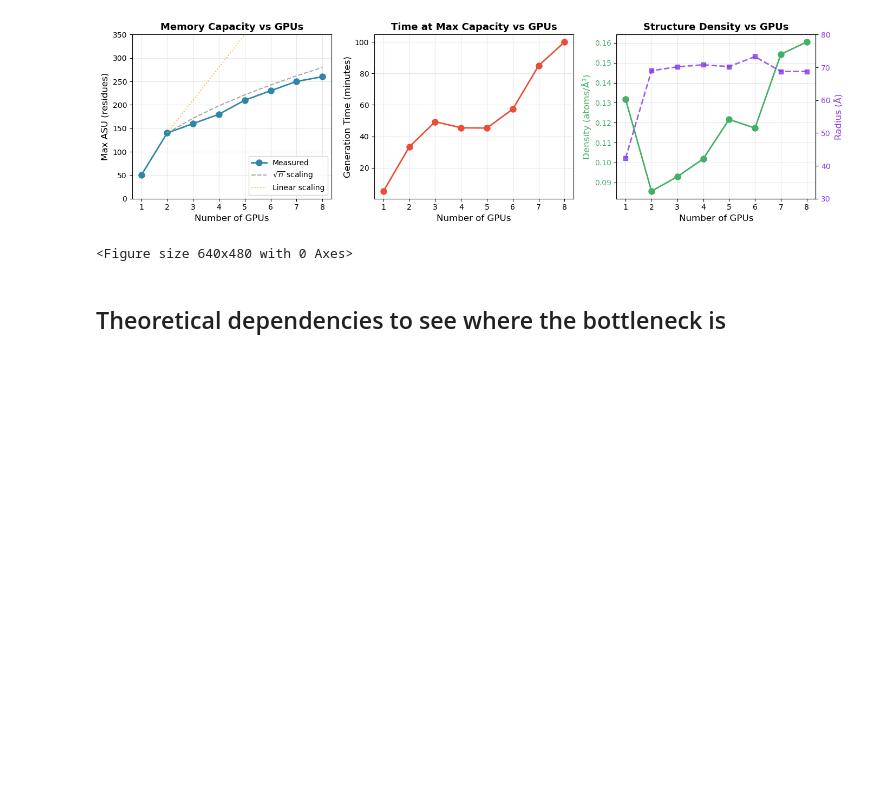
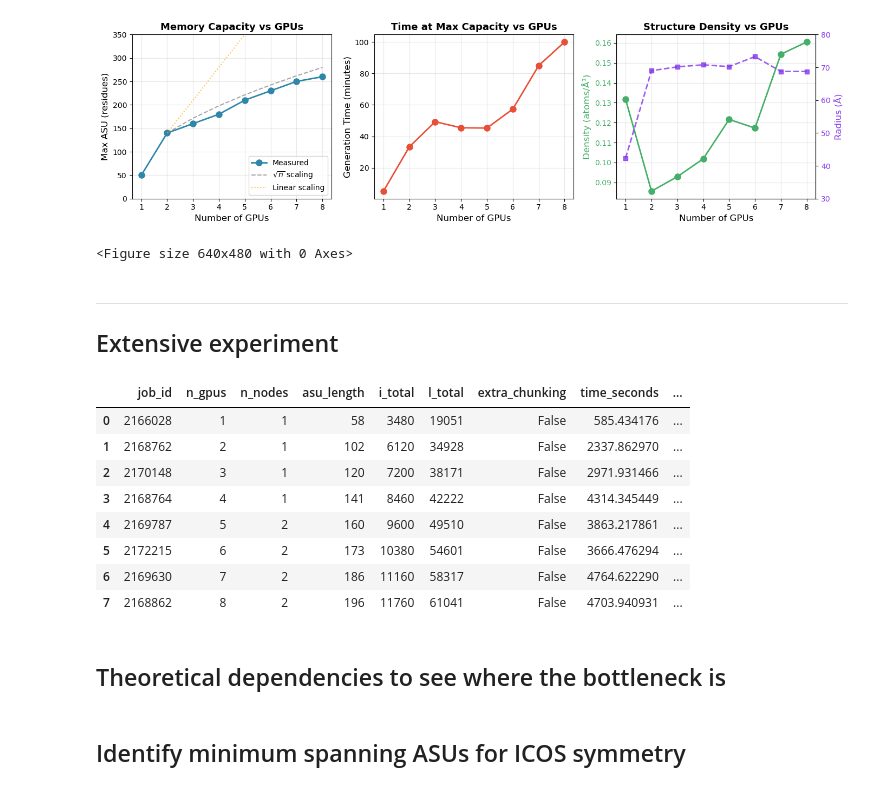
Before and after one commit to LorenzoTarricone/foundry, a Jupyter notebook: plotting/simple_plots.ipynb, the cells around one changed output. Saved outputs shown, nothing was run; the diff lists cells and outputs as text; code cells hidden in the pictures; blank space fills up the shorter version.

```diff
--- a/plotting/simple_plots.ipynb
+++ b/plotting/simple_plots.ipynb
@@ -130,3 +130,31 @@ plt.savefig(output_path, dpi=150, bbox_inches='tight')
 # %% [output]
 [figure]
 <Figure size 640x480 with 0 Axes>
+# %% [markdown]
+-----------------
+## Extensive experiment
+# %%
+from pathlib import Path
+
+benchmark_results_folder = Path('../benchmark_outputs')
+
+import pandas as pd
+import glob
+
+# Gather all benchmark CSVs
+csv_files = glob.glob(str(benchmark_results_folder / 'gpus*' / 'benchmark_metrics.csv'))
+df_all = pd.concat([pd.read_csv(f) for f in csv_files], ignore_index=True)
+
+# For each n_gpus, keep only the row with maximum asu_length
+df_max = df_all.loc[df_all.groupby('n_gpus')['asu_length'].idxmax()].sort_values('n_gpus').reset_index(drop=True)
+df_max
+# %% [output]
+|  | job_id | n_gpus | n_nodes | asu_length | i_total | l_total | extra_chunking | time_seconds | ... |
+| 0 | 2166028 | 1 | 1 | 58 | 3480 | 19051 | False | 585.434176 | ... |
+| 1 | 2168762 | 2 | 1 | 102 | 6120 | 34928 | False | 2337.862970 | ... |
+| 2 | 2170148 | 3 | 1 | 120 | 7200 | 38171 | False | 2971.931466 | ... |
+| 3 | 2168764 | 4 | 1 | 141 | 8460 | 42222 | False | 4314.345449 | ... |
+| 4 | 2169787 | 5 | 2 | 160 | 9600 | 49510 | False | 3863.217861 | ... |
+| 5 | 2172215 | 6 | 2 | 173 | 10380 | 54601 | False | 3666.476294 | ... |
+| 6 | 2169630 | 7 | 2 | 186 | 11160 | 58317 | False | 4764.622290 | ... |
+| 7 | 2168862 | 8 | 2 | 196 | 11760 | 61041 | False | 4703.940931 | ... |
@@ -161,3 +240,5 @@ fig.update_layout(legend_title_text='Metric')
 #adda vertical line at x = 154
 fig.add_vline(x=154, line_dash="dash", line_color="black", annotation_text="Natural particle (154 chains)", annotation_position="top right")
 fig.show()
+# %% [markdown]
+## Identify minimum spanning ASUs for ICOS symmetry
```
Also changed, not shown: parts of 9 cells of this notebook, 29 other files.
